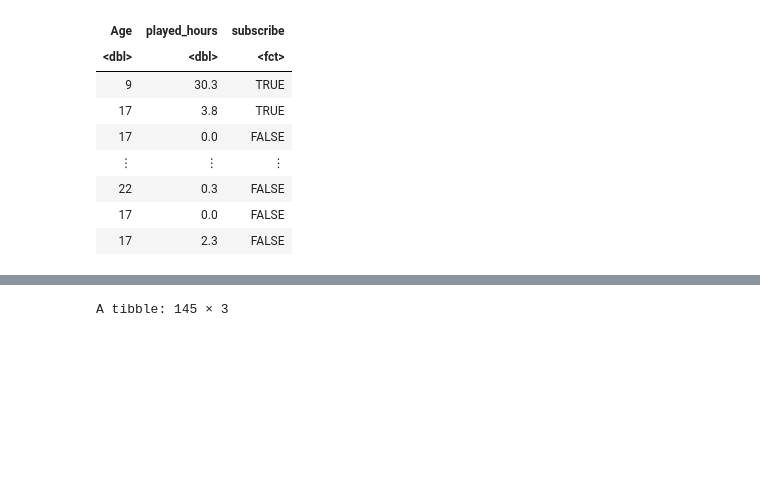
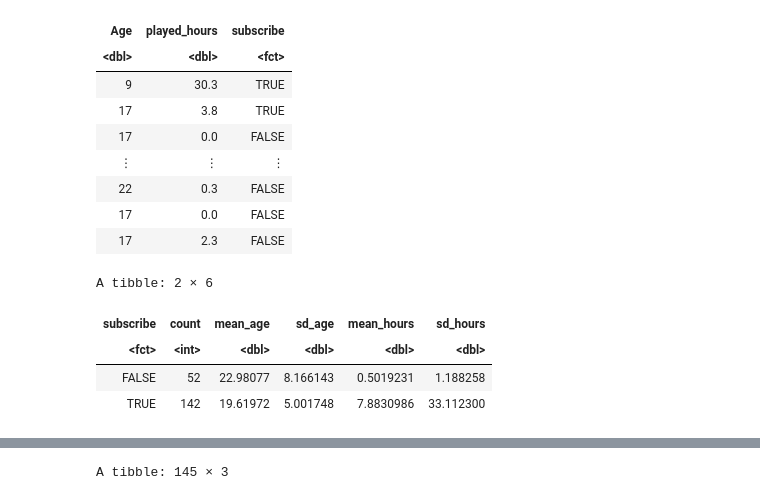
Before and after one commit to alicewj110/minecraft_pj, a Jupyter notebook: 2Final_Report.ipynb, the cells around one changed output, grey strips where cells are left out. Saved outputs shown, nothing was run; the diff lists cells and outputs as text; code cells hidden in the pictures; blank space fills up the shorter version.

```diff
--- a/2Final_Report.ipynb
+++ b/2Final_Report.ipynb
@@ -107,3 +111,17 @@ A tibble: 194 × 3
 | 22 | 0.3 | FALSE |
 | 17 | 0.0 | FALSE |
 | 17 | 2.3 | FALSE |
+# %%
+# Determining summary statistics grouped by subscription status
+
+players_summary <- players_data |>
+    group_by(subscribe) |>
+    summarize(count=n(), mean_age = mean(Age), sd_age = sd(Age), mean_hours = mean(played_hours, na.rm=TRUE), sd_hours = sd(played_hours, na.rm=TRUE))
+
+players_summary
+# %% [output]
+A tibble: 2 × 6
+| subscribe | count | mean_age | sd_age | mean_hours | sd_hours |
+| <fct> | <int> | <dbl> | <dbl> | <dbl> | <dbl> |
+| FALSE | 52 | 22.98077 | 8.166143 | 0.5019231 | 1.188258 |
+| TRUE | 142 | 19.61972 | 5.001748 | 7.8830986 | 33.112300 |
```
Also changed, not shown: parts of 15 cells of this notebook.
